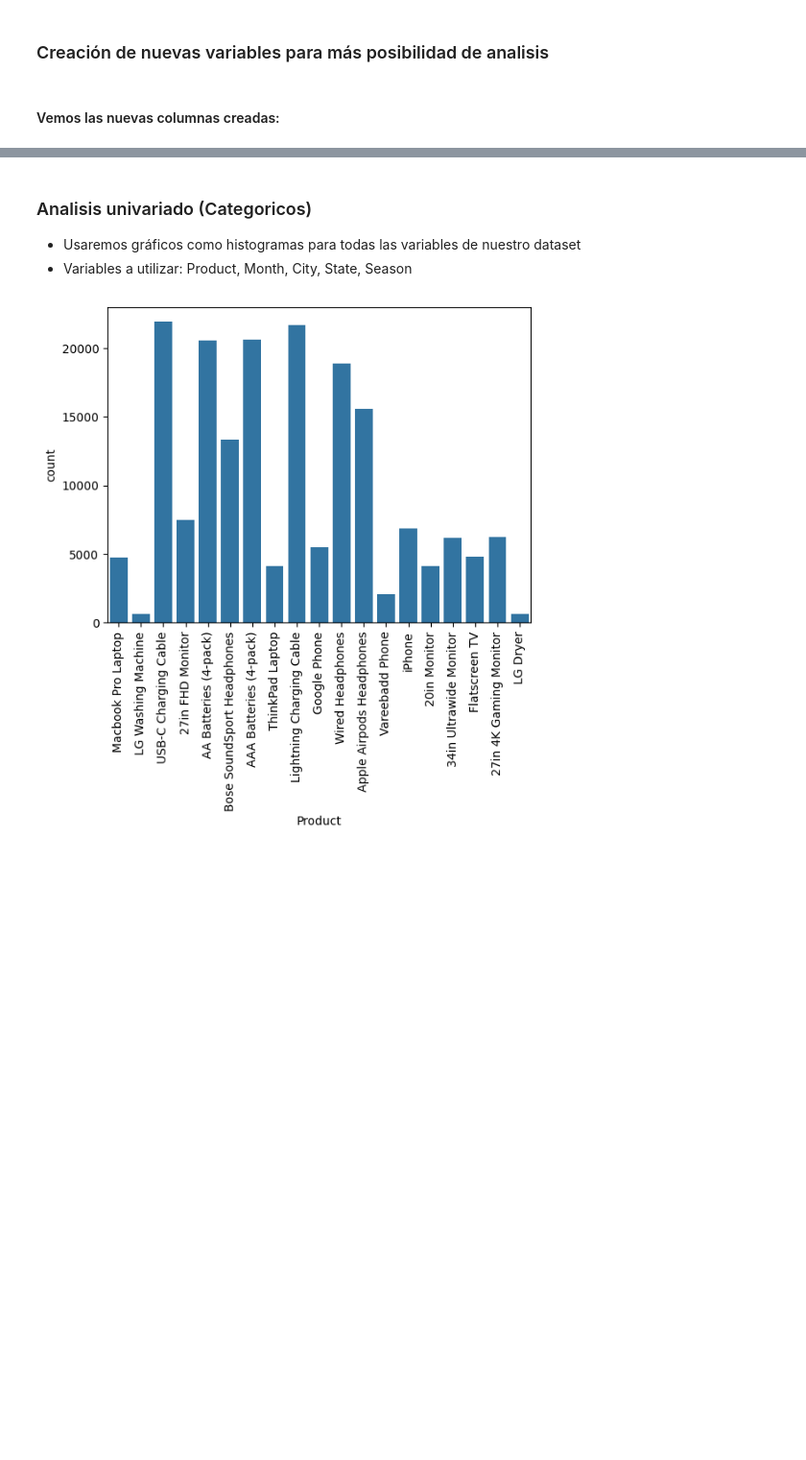
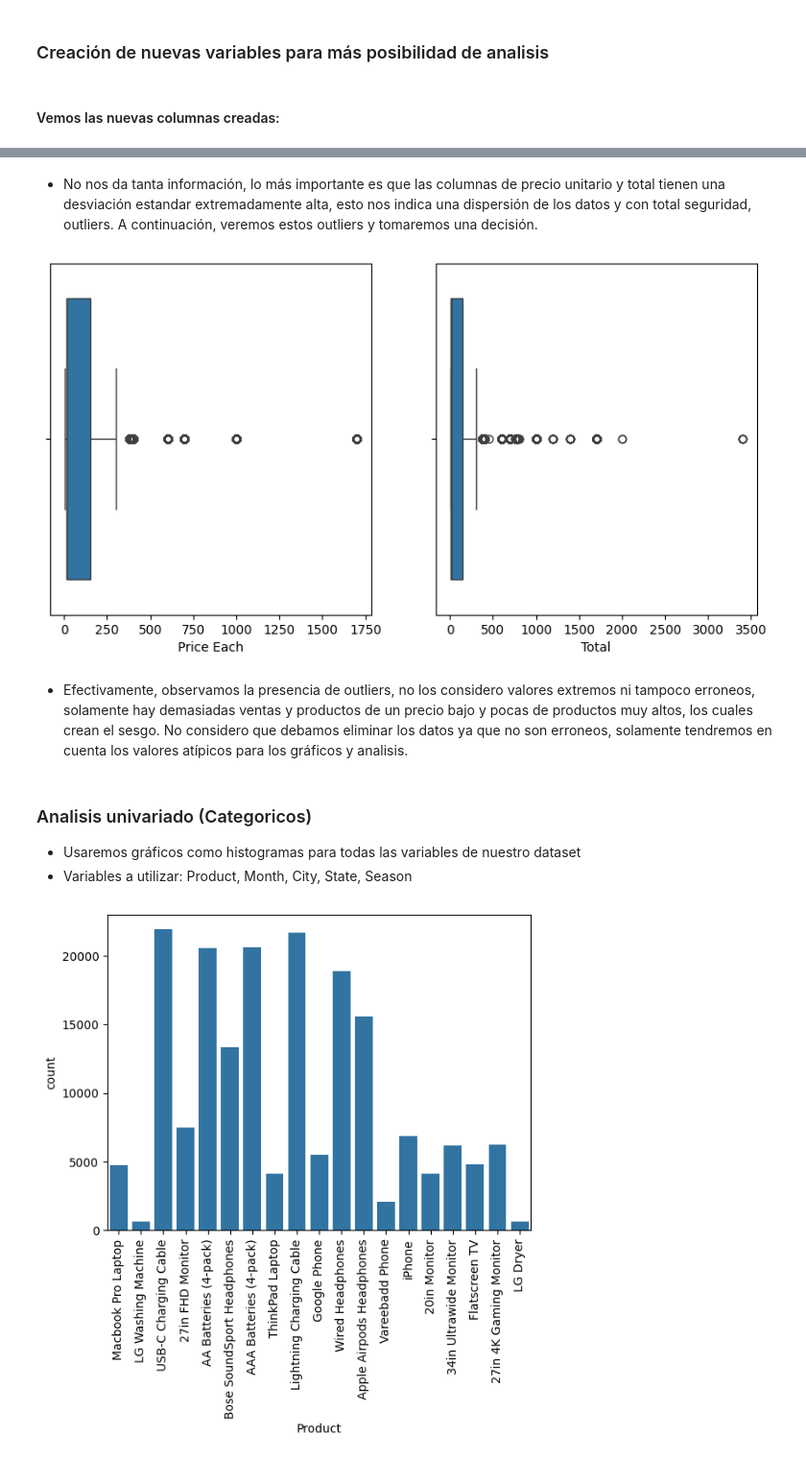
Before and after one commit to diegoGam1/Analisis_exploratorio_ventas, a Jupyter notebook: src/Analisis.ipynb, the cells around one changed output, grey strips where cells are left out. Shown at 96% size. Drawn from its saved outputs; the diff is of its cells as text; code cells hidden in the pictures; blank space fills up the shorter version.

```diff
--- a/src/Analisis.ipynb
+++ b/src/Analisis.ipynb
@@ -174,3 +201,23 @@ df.head()
+# %% [markdown]
+- No nos da tanta información, lo más importante es que las columnas de precio unitario y total tienen una desviación estandar extremadamente alta, esto nos indica una dispersión de los datos y con total seguridad, outliers. A continuación, veremos estos outliers y tomaremos una decisión.
+# %%
+plt.figure(figsize=(10,5))
+plt.subplot(1,2,1)
+sns.boxplot(
+    data = df,
+    x = "Price Each"
+)
+
+plt.subplot(1,2,2)
+sns.boxplot(
+    data = df,
+    x = "Total"
+)
+plt.show()
+# %% [output]
+[figure, added]
+# %% [markdown]
+- Efectivamente, observamos la presencia de outliers, no los considero valores extremos ni tampoco erroneos, solamente hay demasiadas ventas y productos de un precio bajo y pocas de productos muy altos, los cuales crean el sesgo. No considero que debamos eliminar los datos ya que no son erroneos, solamente tendremos en cuenta los valores atípicos para los gráficos y analisis.
 # %% [markdown]
 ### Analisis univariado (Categoricos)
 
```
Also changed, not shown: parts of 15 cells of this notebook, 2 other files.
